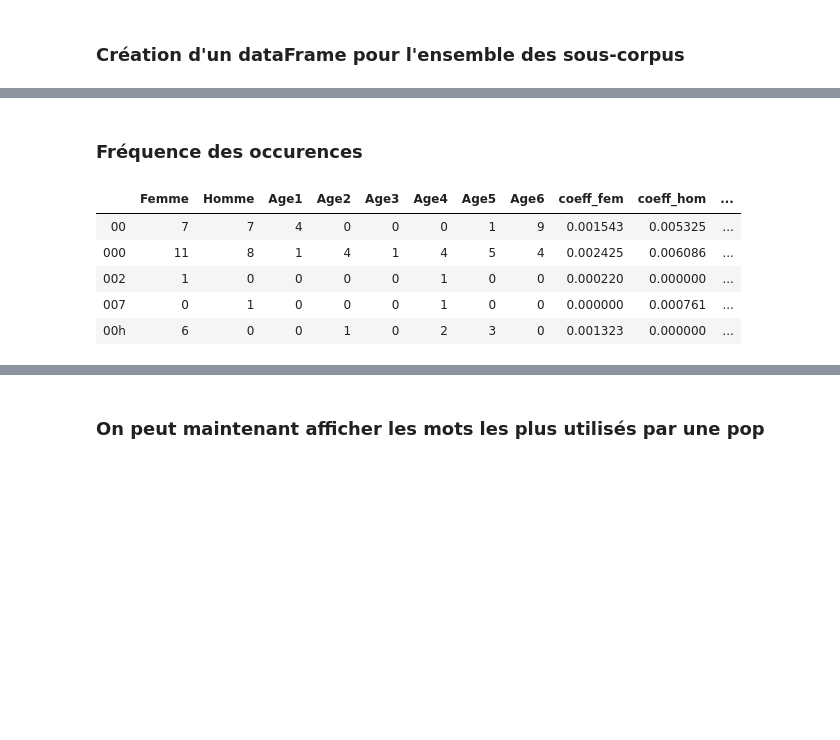
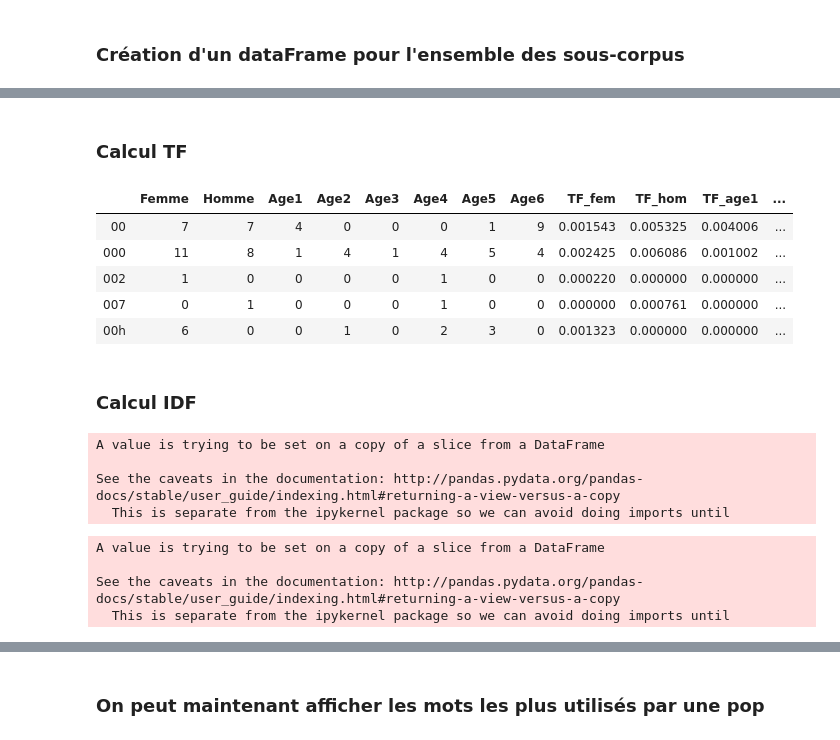
Before and after one commit to ivenwicht2/NLP---MIASH, a Jupyter notebook: Importation_tokenization_comptage.ipynb, the cells around one changed output, grey strips where cells are left out. Saved outputs shown, nothing was run; the diff lists cells and outputs as text; code cells hidden in the pictures; blank space fills up the shorter version.

```diff
--- a/Importation_tokenization_comptage.ipynb
+++ b/Importation_tokenization_comptage.ipynb
@@ -130,10 +131,11 @@ df_age6 = pd.DataFrame(nb_age6_word, columns=vect.get_feature_names())
 ### Création d'un dataFrame pour l'ensemble des sous-corpus
 # %%
 frames = [df_F,df_H,df_age1,df_age2,df_age3,df_age4,df_age5,df_age6]
-total_word = pd.concat(frames) # fusion des deux dataframes
-total_word = total_word.reset_index(drop=True)
-total_word=total_word.T
-total_word = total_word.rename(columns={ total_word.columns[0]: "Femme",total_word.columns[1]: "Homme" ,total_word.columns[2]: "Age1"
-                                       ,total_word.columns[3]: "Age2",total_word.columns[4]: "Age3"
-                                       ,total_word.columns[5]: "Age4",total_word.columns[6]: "Age5"
-                                       ,total_word.columns[7]: "Age6"}) # renommage des colonnes
+corp_lex_1tok = pd.concat(frames) # fusion des deux dataframes
+corp_lex_1tok = corp_lex_1tok.reset_index(drop=True)
+corp_lex_1tok=corp_lex_1tok.T
+corp_lex_1tok = corp_lex_1tok.rename(columns={ corp_lex_1tok.columns[0]: "Femme",corp_lex_1tok.columns[1]: "Homme"
+                                              ,corp_lex_1tok.columns[2]: "Age1"
+                                       ,corp_lex_1tok.columns[3]: "Age2",corp_lex_1tok.columns[4]: "Age3"
+                                       ,corp_lex_1tok.columns[5]: "Age4",corp_lex_1tok.columns[6]: "Age5"
+                                       ,corp_lex_1tok.columns[7]: "Age6"}) # renommage des colonnes
@@ -156,23 +153,25 @@ total_word.to_csv("comptage_par_corpus.csv",index = True)
-# %% [markdown]
-### Fréquence des occurences
+# %% [markdown]
+### Calcul TF
 # %%
-totaux=total_word.sum(axis=0)
+totaux=corp_lex_1tok.sum(axis=0)
 # %%
-total_word["coeff_fem"] = total_word["Femme"] / totaux['Femme'] * 100
-total_word["coeff_hom"] = total_word["Homme"] / totaux['Homme'] * 100
-total_word["coeff_age1"] = total_word["Age1"] / totaux['Age1'] * 100
-total_word["coeff_age2"] = total_word["Age2"] / totaux['Age2'] * 100
-total_word["coeff_age3"] = total_word["Age3"] / totaux['Age3'] * 100
-total_word["coeff_age4"] = total_word["Age4"] / totaux['Age4'] * 100
-total_word["coeff_age5"] = total_word["Age5"] / totaux['Age5'] * 100
-total_word["coeff_age6"] = total_word["Age6"] / totaux['Age6'] * 100
+corp_lex_1tok["TF_fem"] = corp_lex_1tok["Femme"] / totaux['Femme'] * 100
+corp_lex_1tok["TF_hom"] = corp_lex_1tok["Homme"] / totaux['Homme'] * 100
+corp_lex_1tok["TF_age1"] = corp_lex_1tok["Age1"] / totaux['Age1'] * 100
+corp_lex_1tok["TF_age2"] = corp_lex_1tok["Age2"] / totaux['Age2'] * 100
+corp_lex_1tok["TF_age3"] = corp_lex_1tok["Age3"] / totaux['Age3'] * 100
+corp_lex_1tok["TF_age4"] = corp_lex_1tok["Age4"] / totaux['Age4'] * 100
+corp_lex_1tok["TF_age5"] = corp_lex_1tok["Age5"] / totaux['Age5'] * 100
+corp_lex_1tok["TF_age6"] = corp_lex_1tok["Age6"] / totaux['Age6'] * 100
 
 
-total_word.head()
+corp_lex_1tok.head()
 # %% [output]
-|  | Femme | Homme | Age1 | Age2 | Age3 | Age4 | Age5 | Age6 | coeff_fem | coeff_hom | ... |
-| 00 | 7 | 7 | 4 | 0 | 0 | 0 | 1 | 9 | 0.001543 | 0.005325 | ... |
-| 000 | 11 | 8 | 1 | 4 | 1 | 4 | 5 | 4 | 0.002425 | 0.006086 | ... |
-| 002 | 1 | 0 | 0 | 0 | 0 | 1 | 0 | 0 | 0.000220 | 0.000000 | ... |
-| 007 | 0 | 1 | 0 | 0 | 0 | 1 | 0 | 0 | 0.000000 | 0.000761 | ... |
-| 00h | 6 | 0 | 0 | 1 | 0 | 2 | 3 | 0 | 0.001323 | 0.000000 | ... |
+|  | Femme | Homme | Age1 | Age2 | Age3 | Age4 | Age5 | Age6 | TF_fem | TF_hom | TF_age1 | ... |
+| 00 | 7 | 7 | 4 | 0 | 0 | 0 | 1 | 9 | 0.001543 | 0.005325 | 0.004006 | ... |
+| 000 | 11 | 8 | 1 | 4 | 1 | 4 | 5 | 4 | 0.002425 | 0.006086 | 0.001002 | ... |
+| 002 | 1 | 0 | 0 | 0 | 0 | 1 | 0 | 0 | 0.000220 | 0.000000 | 0.000000 | ... |
+| 007 | 0 | 1 | 0 | 0 | 0 | 1 | 0 | 0 | 0.000000 | 0.000761 | 0.000000 | ... |
+| 00h | 6 | 0 | 0 | 1 | 0 | 2 | 3 | 0 | 0.001323 | 0.000000 | 0.000000 | ... |
+# %% [markdown]
+### Calcul IDF
@@ -178,0 +203,18 @@ total_word.head()
+# %%
+corp_lex_1tok["IDF_Age"]=0
+for tok in range(0,len(corp_lex_1tok)) :
+    corp_lex_1tok["IDF_Age"][tok]=math.log(SC_Age / corp_lex_1tok["nb_in_corpAge"][tok])
+# %% [output]
+A value is trying to be set on a copy of a slice from a DataFrame
+
+See the caveats in the documentation: http://pandas.pydata.org/pandas-docs/stable/user_guide/indexing.html#returning-a-view-versus-a-copy
+  This is separate from the ipykernel package so we can avoid doing imports until
+# %%
+corp_lex_1tok["IDF_Sexe"]=0
+for tok in range(0,len(corp_lex_1tok)) :
+    corp_lex_1tok["IDF_Sexe"][tok]=math.log(SC_Sexe / corp_lex_1tok["nb_in_corpSexe"][tok])
+# %% [output]
+A value is trying to be set on a copy of a slice from a DataFrame
+
+See the caveats in the documentation: http://pandas.pydata.org/pandas-docs/stable/user_guide/indexing.html#returning-a-view-versus-a-copy
+  This is separate from the ipykernel package so we can avoid doing imports until
```
Also changed, not shown: parts of 18 cells of this notebook.
